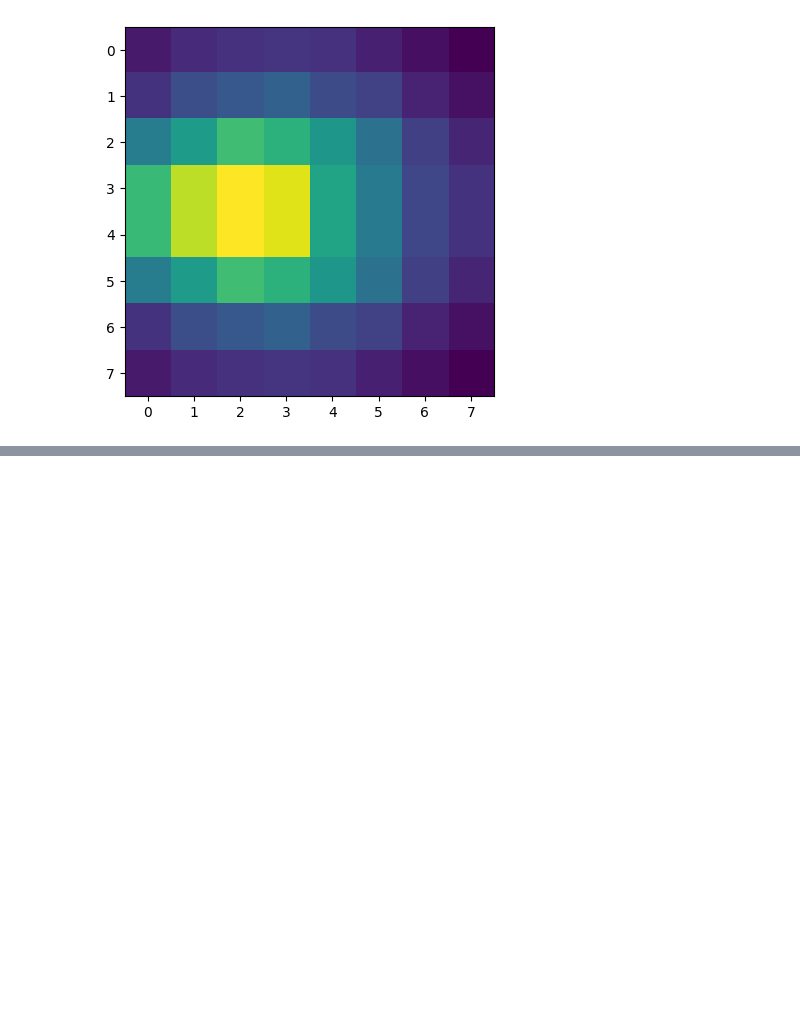
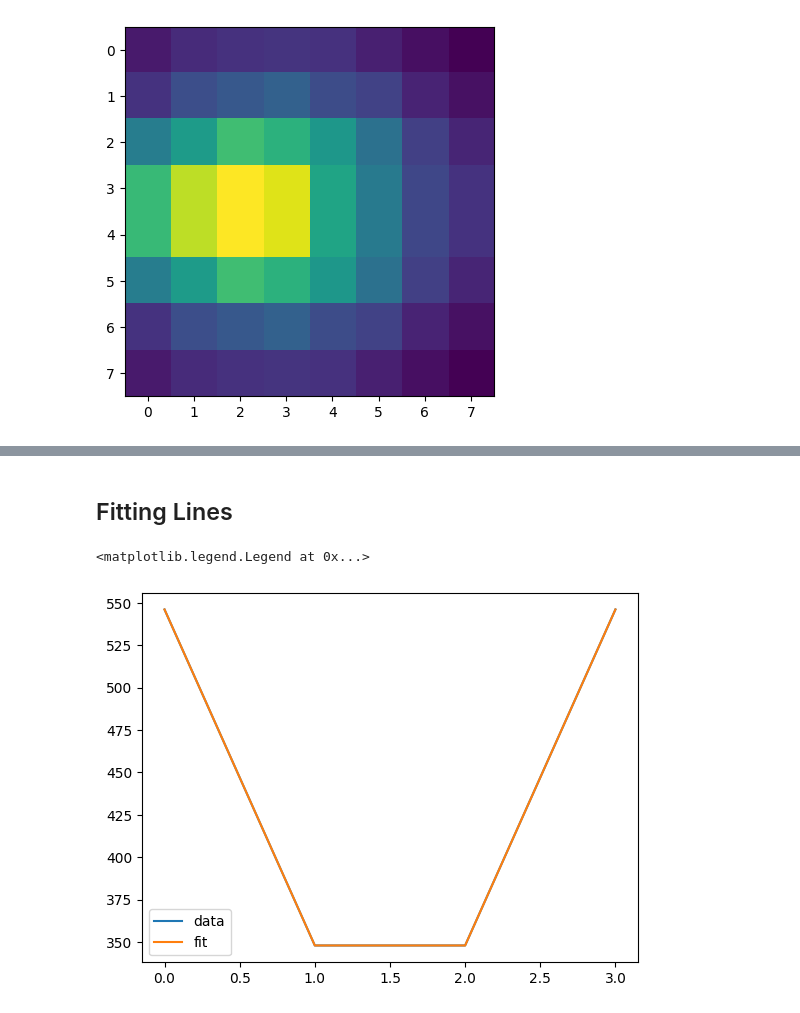
Before and after one commit to zdravoj/hilbert-convolution, a Jupyter notebook: hilbert_convolution_research.ipynb, the cells around one changed output, grey strips where cells are left out. Cells and saved outputs as stored; diff of their text form; code cells hidden in the pictures; blank space fills up the shorter version.

Commit message:
fitting lines to nearby points

```diff
--- a/hilbert_convolution_research.ipynb
+++ b/hilbert_convolution_research.ipynb
@@ -684,0 +660,24 @@ plt.imshow(convolve_hilbert(hilbert(3), 3))
+# %% [markdown]
+## Fitting Lines
+# %%
+h3 = hilbert(3)
+ch3 = convolve_hilbert(h3, 3)
+# %%
+def get_points_by_selection(hilb, conv_hilb, point_list):
+    x, y = conv_hilb_xy(hilb, conv_hilb)
+    x = [point for point in point_list]
+    y = [y[point-1] for point in point_list]
+
+    return pd.DataFrame(data={'x': x, 'y': y}, columns=['x', 'y'])
+# %%
+h3df_center = get_points_by_selection(h3, ch3, [11, 32, 33, 54])
+# %%
+poly_2 = np.polyfit(h3df_center['x'], h3df_center['y'], deg=2)
+# %%
+fig, ax = plt.subplots()
+ax.plot(h3df_center['y'], label='data')
+ax.plot(np.polyval(poly_2, h3df_center['x']), label='fit')
+ax.legend()
+# %% [output]
+<matplotlib.legend.Legend at 0x...>
+[figure, added]
```
Also changed, not shown: parts of 12 cells of this notebook, 1 other file.
